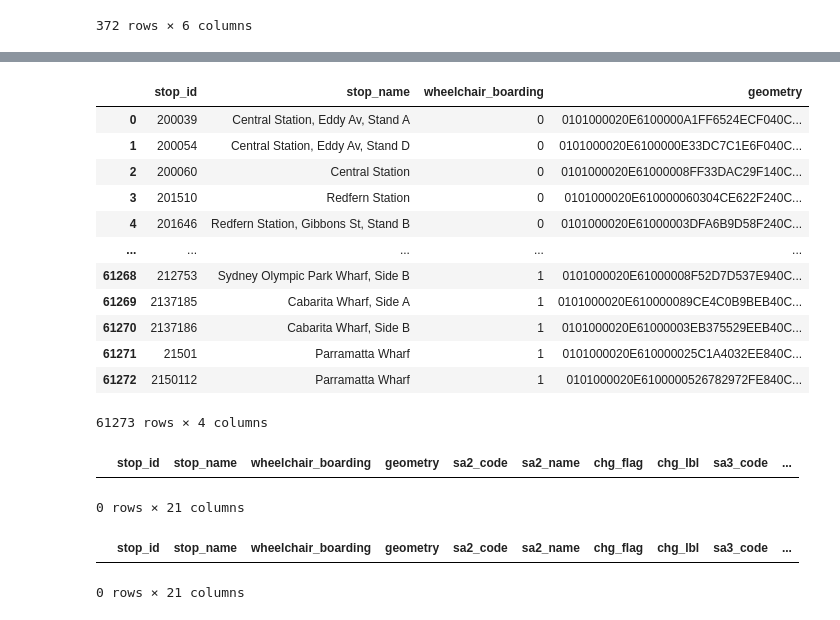
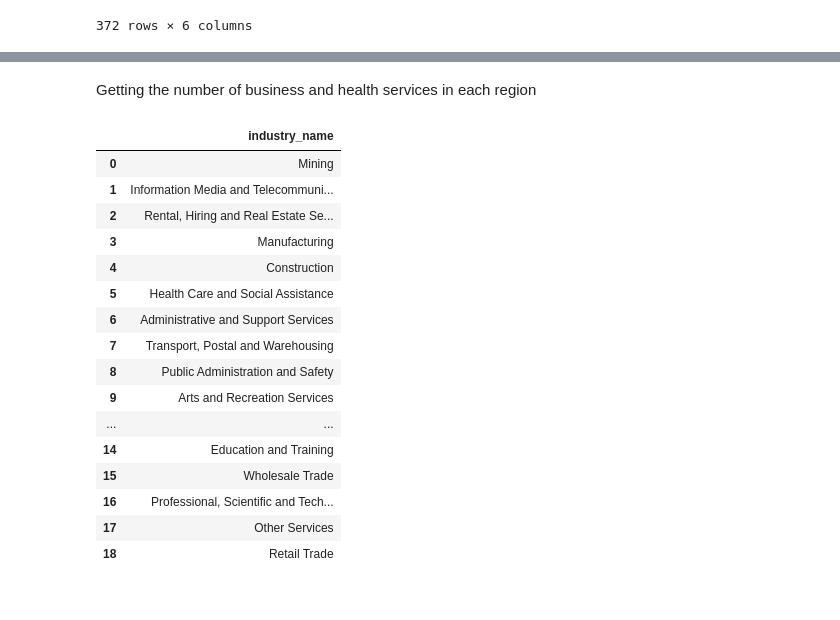
Before and after one commit to joshuahallam127/DATA2901_Assign, a Jupyter notebook: main.ipynb, the cells around one changed output, grey strips where cells are left out. Drawn from its saved outputs; the diff is of its cells as text; code cells hidden in the pictures.

```diff
--- a/main.ipynb
+++ b/main.ipynb
@@ -1364,40 +1447,25 @@ query(conn, "SELECT * FROM secondary")
+# %% [markdown]
+Getting the number of business and health services in each region
 # %%
 sql = """
-SELECT *
-FROM stops
+SELECT DISTINCT(industry_name) FROM business
 """
 query(conn, sql)
 # %% [output]
-|  | stop_id | stop_name | wheelchair_boarding | geometry |
-| 0 | 200039 | Central Station, Eddy Av, Stand A | 0 | 0101000020E6100000A1FF6524ECF040C... |
-| 1 | 200054 | Central Station, Eddy Av, Stand D | 0 | 0101000020E6100000E33DC7C1E6F040C... |
-| 2 | 200060 | Central Station | 0 | 0101000020E61000008FF33DAC29F140C... |
-| 3 | 201510 | Redfern Station | 0 | 0101000020E610000060304CE622F240C... |
-| 4 | 201646 | Redfern Station, Gibbons St, Stand B | 0 | 0101000020E61000003DFA6B9D58F240C... |
-| ... | ... | ... | ... | ... |
-| 61268 | 212753 | Sydney Olympic Park Wharf, Side B | 1 | 0101000020E61000008F52D7D537E940C... |
-| 61269 | 2137185 | Cabarita Wharf, Side A | 1 | 0101000020E610000089CE4C0B9BEB40C... |
-| 61270 | 2137186 | Cabarita Wharf, Side B | 1 | 0101000020E61000003EB375529EEB40C... |
-| 61271 | 21501 | Parramatta Wharf | 1 | 0101000020E610000025C1A4032EE840C... |
-| 61272 | 2150112 | Parramatta Wharf | 1 | 0101000020E6100000526782972FE840C... |
+|  | industry_name |
+| 0 | Mining |
+| 1 | Information Media and Telecommuni... |
+| 2 | Rental, Hiring and Real Estate Se... |
+| 3 | Manufacturing |
+| 4 | Construction |
+| 5 | Health Care and Social Assistance |
+| 6 | Administrative and Support Services |
+| 7 | Transport, Postal and Warehousing |
+| 8 | Public Administration and Safety |
+| 9 | Arts and Recreation Services |
+| ... | ... |
+| 14 | Education and Training |
+| 15 | Wholesale Trade |
+| 16 | Professional, Scientific and Tech... |
+| 17 | Other Services |
+| 18 | Retail Trade |
-61273 rows × 4 columns
-# %%
-sql = """
-SELECT *
-FROM stops S, Regions R
-WHERE ST_Intersects(S.geometry, R.geom)
-"""
-query(conn, sql)
-# %% [output]
-|  | stop_id | stop_name | wheelchair_boarding | geometry | sa2_code | sa2_name | chg_flag | chg_lbl | sa3_code | ... |
-0 rows × 21 columns
-# %%
-sql = """SELECT *
-FROM stops S
-INNER JOIN Regions R
-ON ST_Intersects(S.geometry, R.geom);
-"""
-query(conn, sql)
-# %% [output]
-|  | stop_id | stop_name | wheelchair_boarding | geometry | sa2_code | sa2_name | chg_flag | chg_lbl | sa3_code | ... |
-0 rows × 21 columns
```
Also changed, not shown: parts of 32 cells of this notebook, 1 other file.
